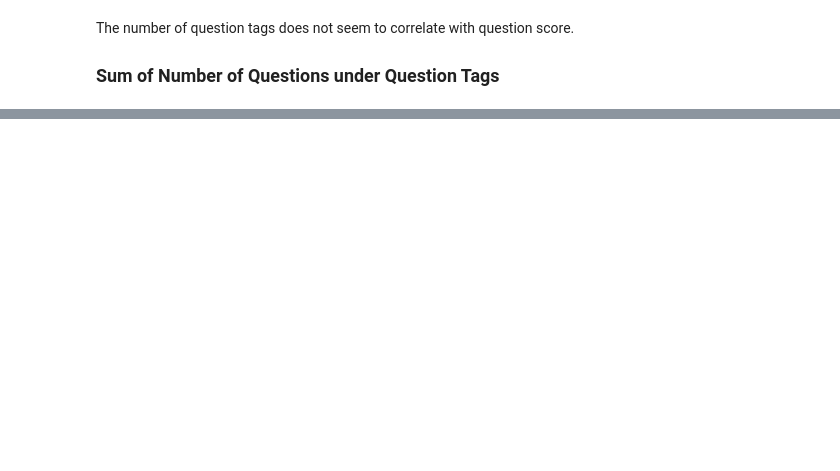
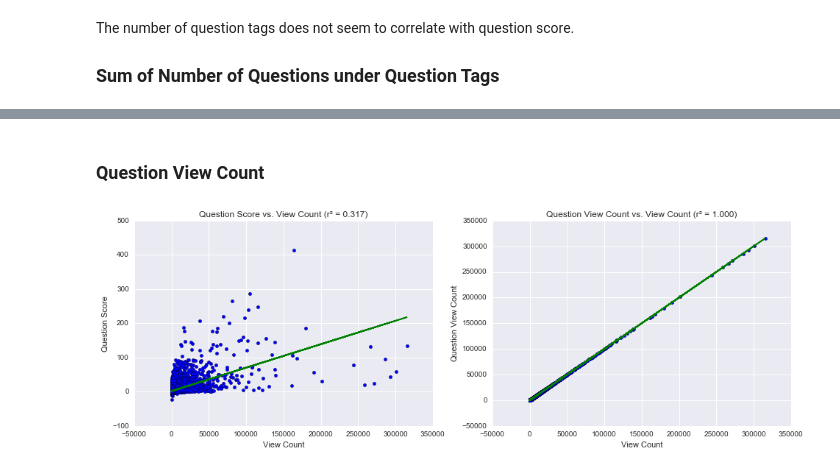
Before and after one commit to alexmfriedman/stack-exchange-analysis, a Jupyter notebook: Stack Overflow Analysis.ipynb, the cells around one changed output, grey strips where cells are left out. Cells and saved outputs as stored; diff of their text form; code cells hidden in the pictures; blank space fills up the shorter version.

```diff
--- a/Stack Overflow Analysis.ipynb
+++ b/Stack Overflow Analysis.ipynb
@@ -653,9 +652,17 @@ plot_features(
+# %% [markdown]
+### Question View Count
 # %%
 question_view_counts = query(c, '''
                             SELECT ViewCount
                             FROM posts
                             WHERE PostTypeId = 1
-                            ORDER BY Id ASC''').fetchall()
+                            ORDER BY Id''')
 
-plot_features(question_view_counts, question_scores_arr,
-              'Question View Count', 'Question Score')
+plot_features(
+    [question_view_counts] * 2,
+    ys_questions,
+    ['View Count'] * 2,
+    y_labels_questions
+)
+# %% [output]
+[figure, added]
```
Also changed, not shown: parts of 14 cells of this notebook.
